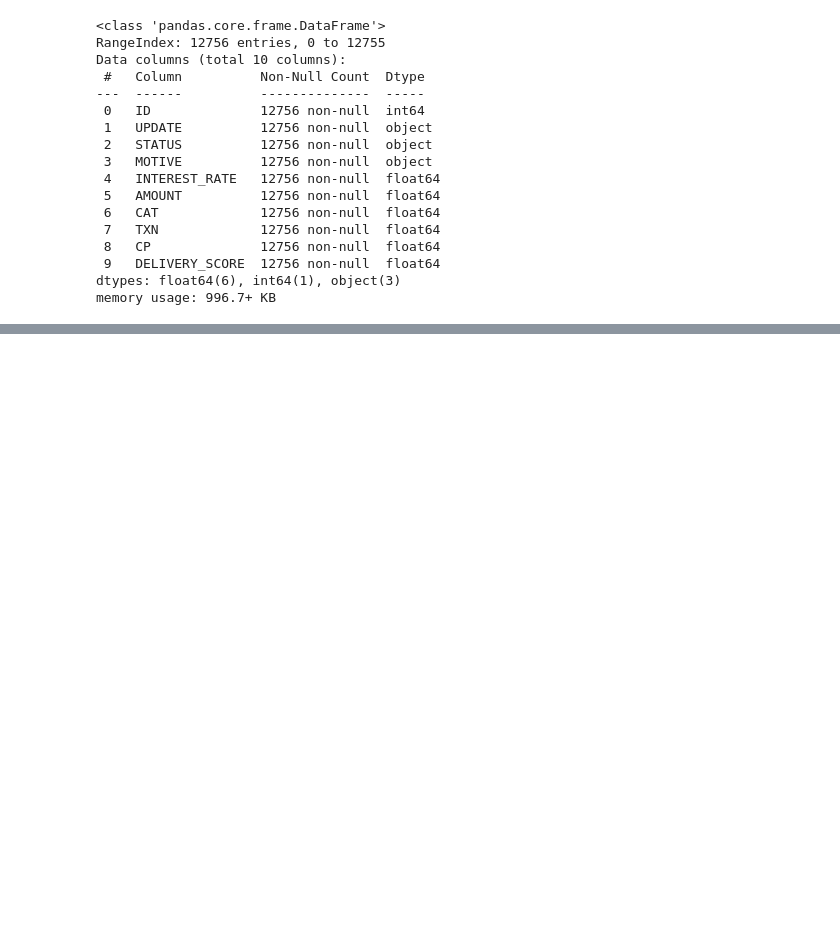
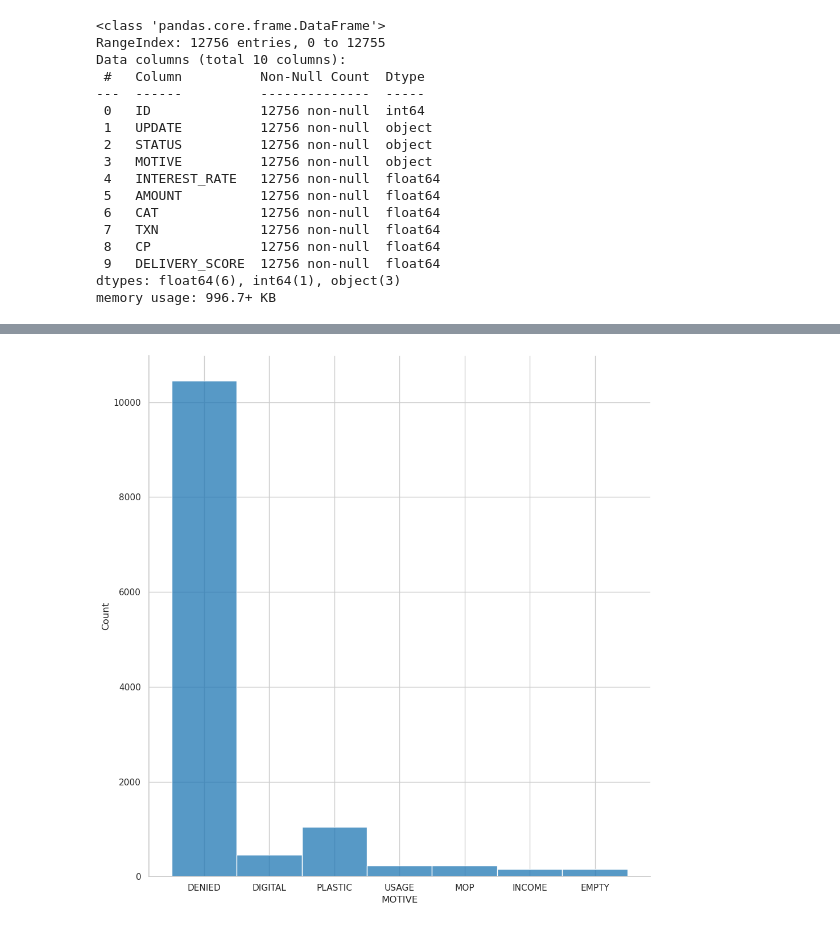
Before and after one commit to AstinSeverino/BI_analyst, a Jupyter notebook: BI_analyst/notebooks/main.ipynb, the cells around one changed output, grey strips where cells are left out. Saved outputs shown, nothing was run; the diff lists cells and outputs as text; code cells hidden in the pictures; blank space fills up the shorter version.

```diff
--- a/BI_analyst/notebooks/main.ipynb
+++ b/BI_analyst/notebooks/main.ipynb
@@ -245,0 +244,11 @@ memory usage: 996.7+ KB
+# %%
+sns.displot(
+    data= df,
+    x= df.MOTIVE,
+    height=10,
+    # hue= df.MOTIVE,
+    multiple='stack'
+
+);
+# %% [output]
+[figure, added]
```
Also changed, not shown: parts of 26 cells of this notebook.
